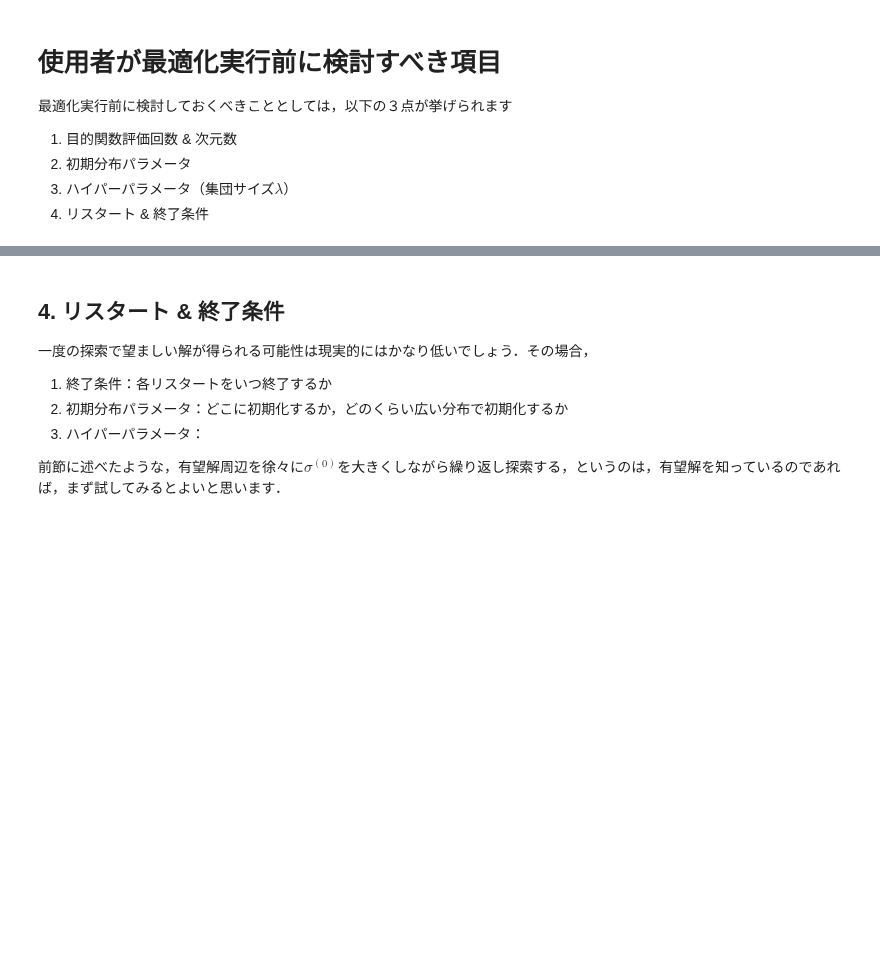
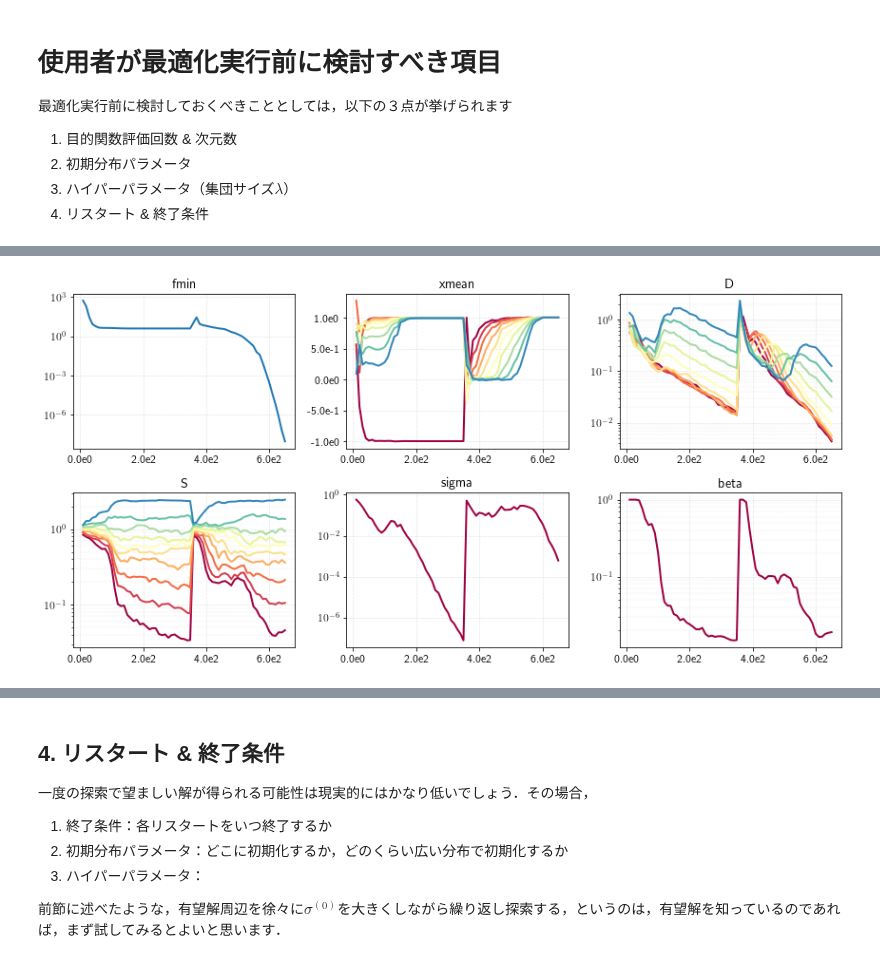
Before and after one commit to akimotolab/CMAES_Tutorial, a Jupyter notebook: cmaes_practical_guide.ipynb, the cells around one changed output, grey strips where cells are left out. Drawn from its saved outputs; the diff is of its cells as text; code cells hidden in the pictures; blank space fills up the shorter version.

```diff
--- a/cmaes_practical_guide.ipynb
+++ b/cmaes_practical_guide.ipynb
@@ -765,0 +767,90 @@ array([0.31622838, 0.31623837, 0.31620832, 0.31620355, 0.31620815,
+# %%
+# 実行スクリプト
+# Rosenbrock function
+N = 10
+
+def rosenbrock(x):
+    a = 1e2
+    return a * np.sum(
+        (x[:, :-1]**2 - x[:, 1:])**2, axis=1) + np.sum(
+            (x[:, :-1] - 1.0)**2, axis=1)
+
+# Support for box constraint and periodic variables
+# Set np.nan, -np.inf or np.inf if no bound
+LOWER_BOUND = -5.0 * np.ones(N)
+UPPER_BOUND = 5.0 * np.ones(N)
+FLAG_PERIODIC = np.asarray([False] * N)
+period_length = (UPPER_BOUND - LOWER_BOUND) * 2.0
+period_length[FLAG_PERIODIC] /= 2.0
+period_length[np.logical_not(np.isfinite(period_length))] = np.inf
+
+def fobj(x):
+    xx = mirror(x, LOWER_BOUND, UPPER_BOUND, FLAG_PERIODIC)
+    return rosenbrock(xx)
+
+# Setting for resart
+NUM_RESTART = 10  # number of restarts with increased population size
+MAX_NEVAL = 1e6   # maximal number of f-calls
+F_TARGET = 1e-8   # target function value
+total_neval = 0   # total number of f-calls
+
+# 初期mと初期D （D0 の係数 1e-1 と 1e-4 を比較）
+mode = 3
+if mode == 0:
+    # 原点に初期化
+    xmean0 = np.zeros(N)
+    D0 = 1e-1 * np.ones(N)
+elif mode == 1:
+    # 原点に初期化（初期ステップサイズがかなり小さい場合）
+    xmean0 = np.zeros(N)
+    D0 = 1e-4 * np.ones(N)
+elif mode == 2:
+    # 最適解周りに初期化
+    xmean0 = np.ones(N) + np.random.randn(N) * 1e-1
+    D0 = 1e-1 * np.ones(N)
+elif mode == 3:
+    # 最適解周りに初期化（初期ステップサイズが大きい場合）
+    xmean0 = np.ones(N) + np.random.randn(N) * 1e-1
+    D0 = 1e0 * np.ones(N)
+
+# Main loop
+ddcma = DdCma(xmean0=xmean0, sigma0=D0)
+ddcma.upper_bounding_coordinate_std(period_length)
+checker = Checker(ddcma)
+logger = Logger(ddcma)
+for restart in range(NUM_RESTART):
+    issatisfied = False
+    fbestsofar = np.inf
+    while not issatisfied:
+        ddcma.onestep(func=fobj)
+        ddcma.upper_bounding_coordinate_std(period_length)
+        fbest = np.min(ddcma.arf)
+        fbestsofar = min(fbest, fbestsofar)
+        if fbest <= F_TARGET:
+            issatisfied, condition = True, 'ftarget'
+        else:
+            issatisfied, condition = checker()
+        if ddcma.t % 10 == 0:
+            print(ddcma.t, ddcma.neval, fbest, fbestsofar)
+            logger()
+    logger(condition)
+    print("Terminated with condition: " + str(condition))
+    # For restart
+    total_neval += ddcma.neval
+    if total_neval < MAX_NEVAL and fbest > F_TARGET:
+        popsize = ddcma.lam * 2
+        ddcma = DdCma(xmean0=np.random.randn(N), sigma0=np.ones(N)*2., lam=popsize)
+        checker = Checker(ddcma)
+        logger.setcma(ddcma)
+        print("Restart with popsize: " + str(ddcma.lam))
+    else:
+        break
+
+# Produce a figure
+fig, axdict = logger.plot()
+for key in axdict:
+    if key not in ('xmean'):
+        axdict[key].set_yscale('log')
+plt.tight_layout()
+plt.savefig(logger.prefix + '.pdf')
+# %% [output]
@@ -765,0 +891 @@ array([0.31622838, 0.31623837, 0.31620832, 0.31620355, 0.31620815,
+[figure, added]
```
Also changed, not shown: parts of 12 cells of this notebook.
